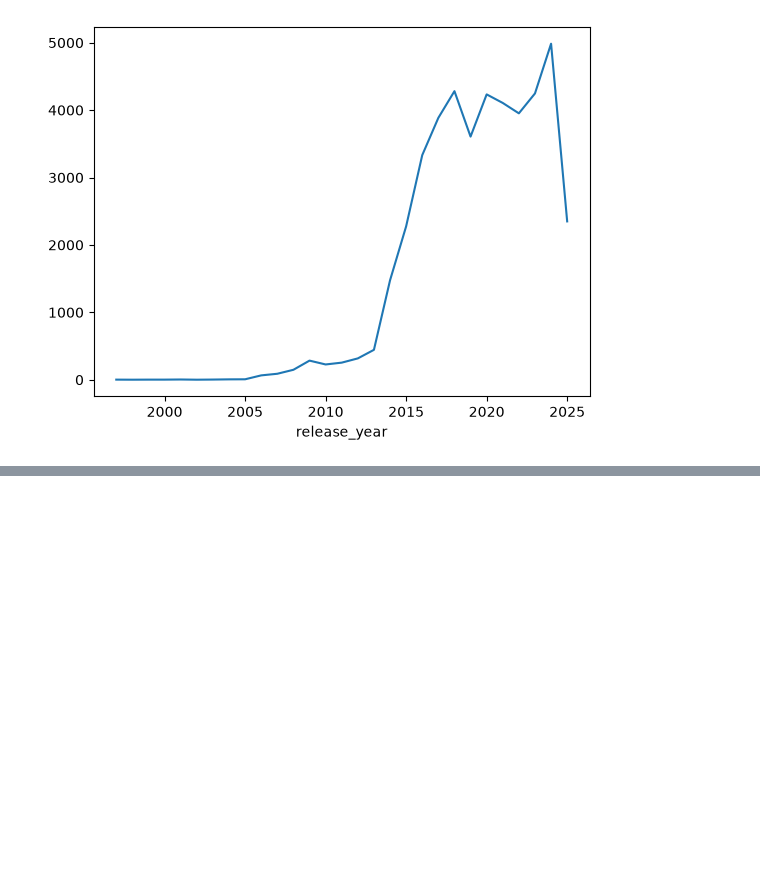
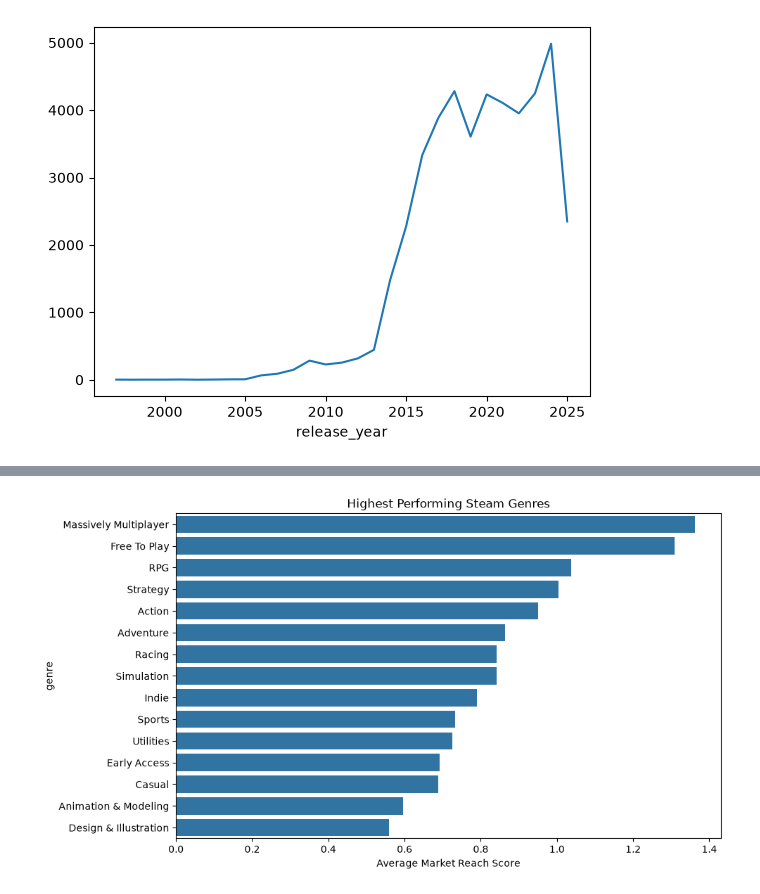
Before and after one commit to Yaksh04/steam-game-success-predictor, a Jupyter notebook: notebooks/02_eda.ipynb, the cells around one changed output, grey strips where cells are left out. Cells and saved outputs as stored; diff of their text form; code cells hidden in the pictures; blank space fills up the shorter version.

```diff
--- a/notebooks/02_eda.ipynb
+++ b/notebooks/02_eda.ipynb
@@ -143,0 +197,32 @@ plt.savefig(
+# %%
+# Genre Success rate
+
+genre_df = df.explode("genres_clean")
+# %%
+genre_df = genre_df.rename(columns={"genres_clean": "genre"})
+# %%
+genre_stats = genre_df.groupby("genre").agg(
+    avg_success=("success_tier", "mean"), game_count=("name", "count")
+)
+
+genre_stats = genre_stats[genre_stats["game_count"] >= 200]
+
+top_success_genres = genre_stats.sort_values("avg_success", ascending=False).head(15)
+# %%
+top_success_genres = genre_stats.sort_values("avg_success", ascending=False).head(15)
+# %%
+plt.figure(figsize=(10, 6))
+
+
+sns.barplot(data=top_success_genres, x="avg_success", y=top_success_genres.index)
+
+
+plt.title("Highest Performing Steam Genres")
+
+
+plt.xlabel("Average Market Reach Score")
+
+
+plt.savefig("../reports/figures/genre_success.png", bbox_inches="tight")
+# %% [output]
+[figure, added]
```
Also changed, not shown: parts of 16 cells of this notebook, 6 other files.
